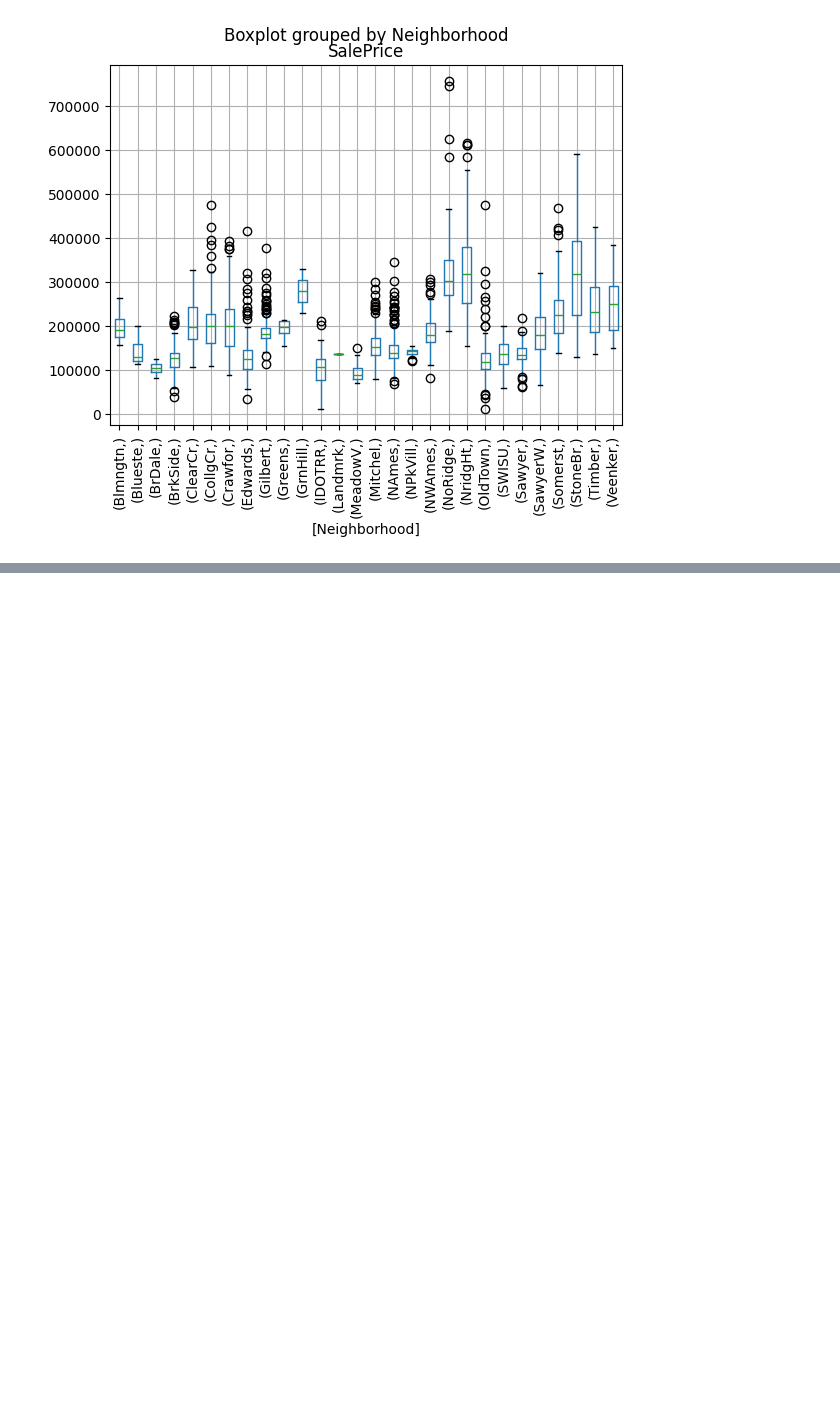
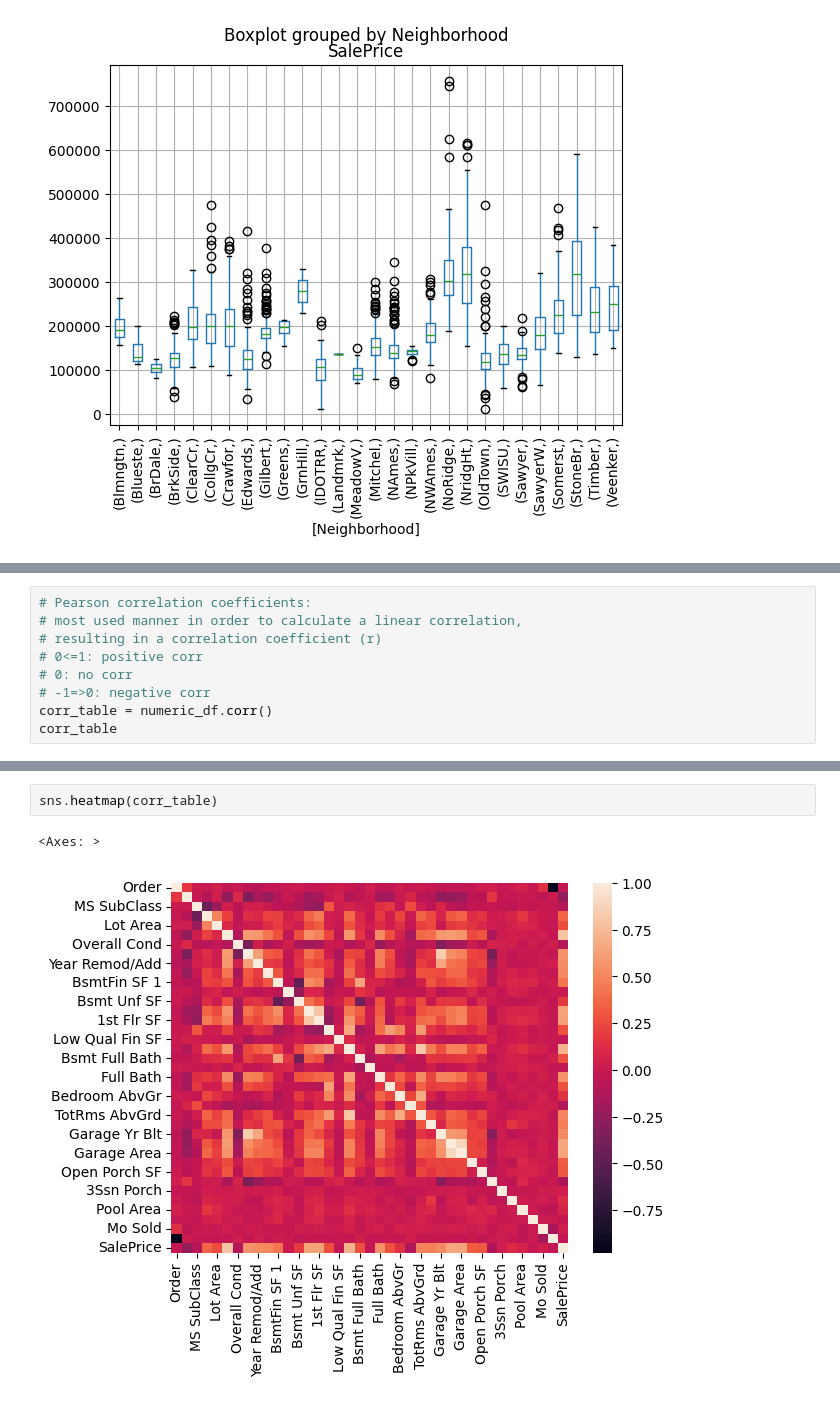
Before and after one commit to mmhverheijden/jads-discover-projects, a Jupyter notebook: ames-housing/exploratory_analysis.ipynb, the cells around one changed output, grey strips where cells are left out. Drawn from its saved outputs; the diff is of its cells as text; blank space fills up the shorter version.

```diff
--- a/ames-housing/exploratory_analysis.ipynb
+++ b/ames-housing/exploratory_analysis.ipynb
@@ -205,0 +246,9 @@ plt.show()
+# %%
+# Pearson correlation coefficients:
+# most used manner in order to calculate a linear correlation,
+# resulting in a correlation coefficient (r)
+# 0<=1: positive corr
+# 0: no corr
+# -1=>0: negative corr
+corr_table = numeric_df.corr()
+corr_table
@@ -205,0 +274,5 @@ plt.show()
+# %%
+sns.heatmap(corr_table)
+# %% [output]
+<Axes: >
+[figure, added]
```
Also changed, not shown: parts of 8 cells of this notebook, 1 other file.
